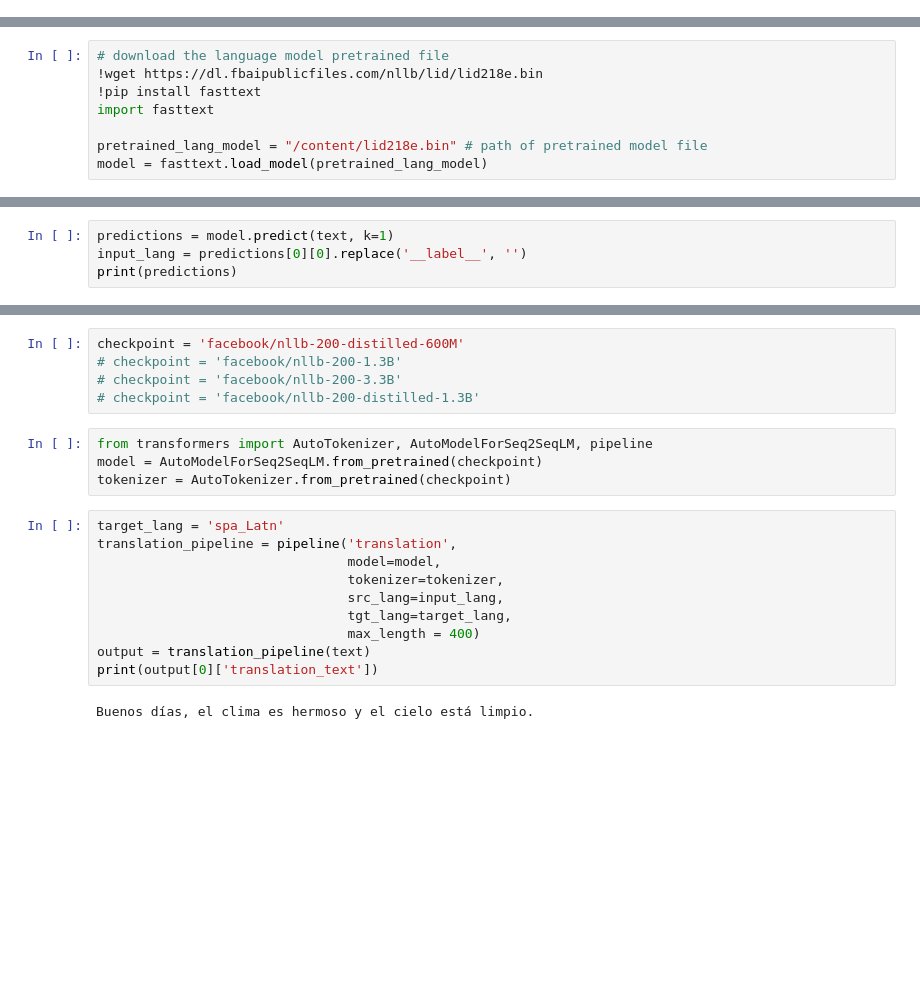
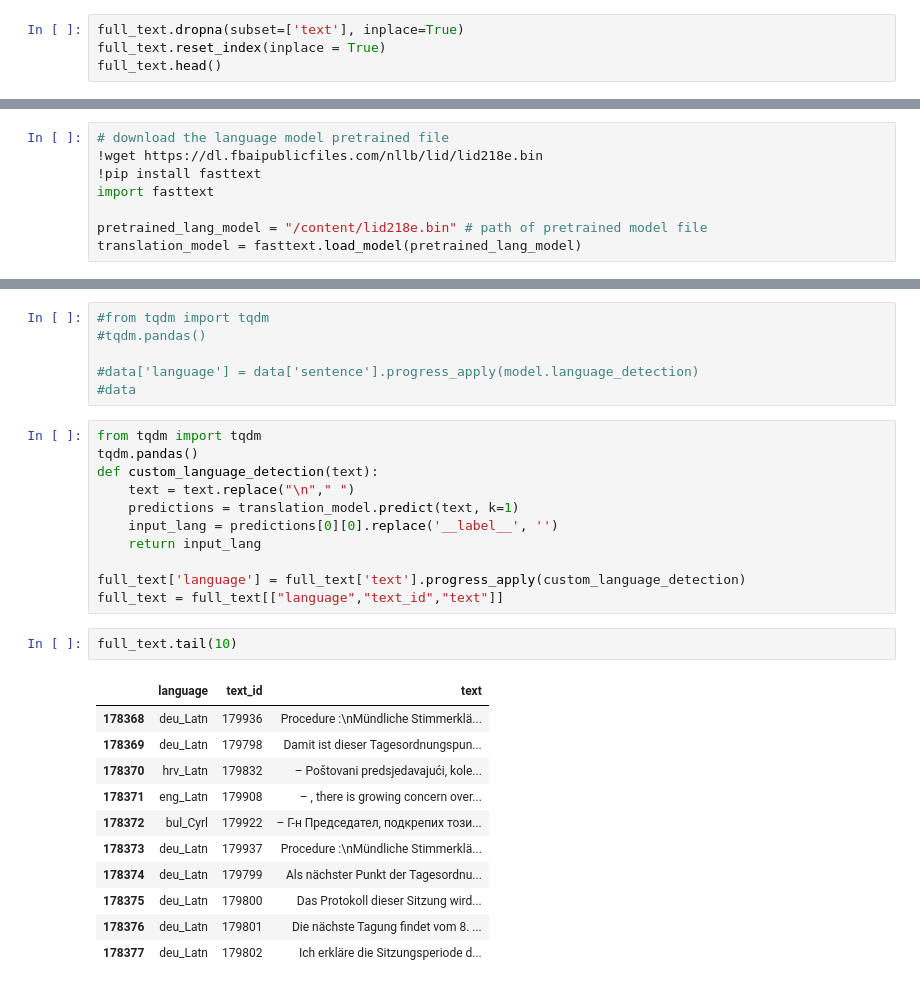
Before and after one commit to datapumpernickel/ep_debate, a Jupyter notebook: translation.ipynb, the cells around one changed output, grey strips where cells are left out. Cells and saved outputs as stored; diff of their text form; blank space fills up the shorter version.

```diff
--- a/translation.ipynb
+++ b/translation.ipynb
@@ -4,0 +76,4 @@
+# %%
+full_text.dropna(subset=['text'], inplace=True)
+full_text.reset_index(inplace = True)
+full_text.head()
@@ -9,5 +113,5 @@
 import fasttext
 
 pretrained_lang_model = "/content/lid218e.bin" # path of pretrained model file
-model = fasttext.load_model(pretrained_lang_model)
+translation_model = fasttext.load_model(pretrained_lang_model)
 # %% [output]
@@ -31,5 +134 @@ Successfully installed fasttext-0.9.2 pybind11-2.11.1
 Warning : `load_model` does not return WordVectorModel or SupervisedModel any more, but a `FastText` object which is very similar.
-# %%
-predictions = model.predict(text, k=1)
-input_lang = predictions[0][0].replace('__label__', '')
-print(predictions)
@@ -61,21 +135,31 @@ KeyboardInterrupt
-# %%
-checkpoint = 'facebook/nllb-200-distilled-600M'
-# checkpoint = 'facebook/nllb-200-1.3B'
-# checkpoint = 'facebook/nllb-200-3.3B'
-# checkpoint = 'facebook/nllb-200-distilled-1.3B'
-# %%
-from transformers import AutoTokenizer, AutoModelForSeq2SeqLM, pipeline
-model = AutoModelForSeq2SeqLM.from_pretrained(checkpoint)
-tokenizer = AutoTokenizer.from_pretrained(checkpoint)
-# %%
-target_lang = 'spa_Latn'
-translation_pipeline = pipeline('translation',
-                                model=model,
-                                tokenizer=tokenizer,
-                                src_lang=input_lang,
-                                tgt_lang=target_lang,
-                                max_length = 400)
-output = translation_pipeline(text)
-print(output[0]['translation_text'])
-# %% [output]
-Buenos días, el clima es hermoso y el cielo está limpio.
+# %%
+#from tqdm import tqdm
+#tqdm.pandas()
+
+#data['language'] = data['sentence'].progress_apply(model.language_detection)
+#data
+# %%
+from tqdm import tqdm
+tqdm.pandas()
+def custom_language_detection(text):
+    text = text.replace("\n"," ")
+    predictions = translation_model.predict(text, k=1)
+    input_lang = predictions[0][0].replace('__label__', '')
+    return input_lang
+
+full_text['language'] = full_text['text'].progress_apply(custom_language_detection)
+full_text = full_text[["language","text_id","text"]]
+# %%
+full_text.tail(10)
+# %% [output]
+|  | language | text_id | text |
+| 178368 | deu_Latn | 179936 | Procedure :\nMündliche Stimmerklä... |
+| 178369 | deu_Latn | 179798 | Damit ist dieser Tagesordnungspun... |
+| 178370 | hrv_Latn | 179832 | – Poštovani predsjedavajući, kole... |
+| 178371 | eng_Latn | 179908 | – , there is growing concern over... |
+| 178372 | bul_Cyrl | 179922 | – Г-н Председател, подкрепих този... |
+| 178373 | deu_Latn | 179937 | Procedure :\nMündliche Stimmerklä... |
+| 178374 | deu_Latn | 179799 | Als nächster Punkt der Tagesordnu... |
+| 178375 | deu_Latn | 179800 | Das Protokoll dieser Sitzung wird... |
+| 178376 | deu_Latn | 179801 | Die nächste Tagung findet vom 8. ... |
+| 178377 | deu_Latn | 179802 | Ich erkläre die Sitzungsperiode d... |
```
Also changed, not shown: parts of 26 cells of this notebook.
